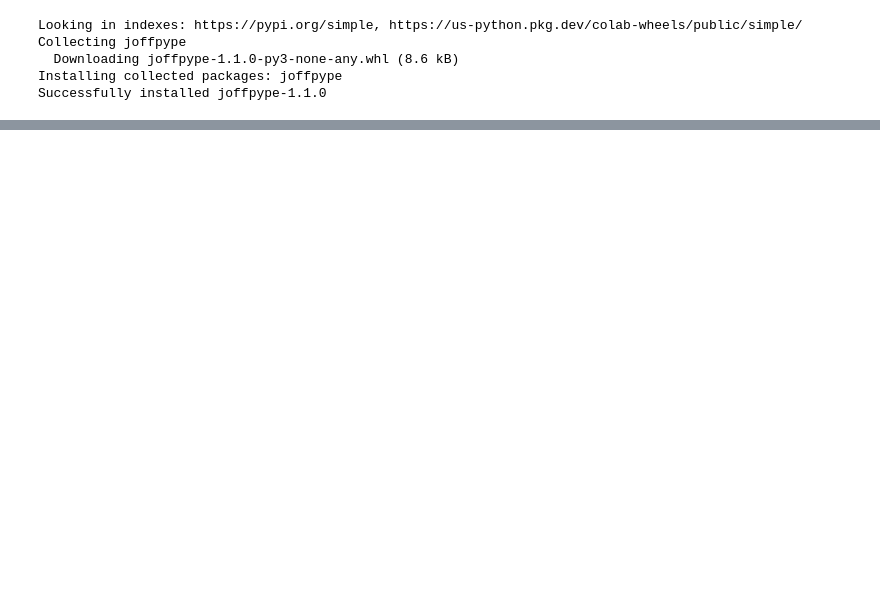
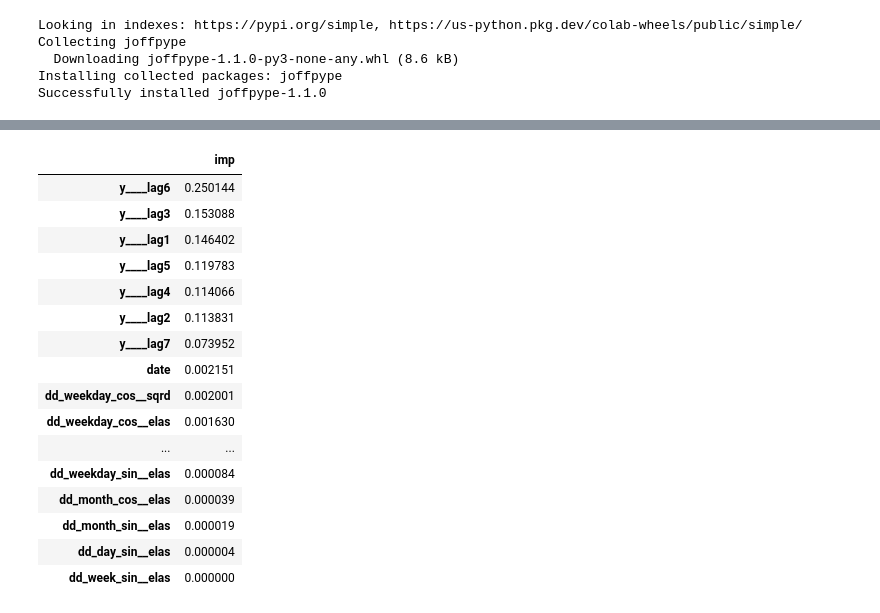
Before and after one commit to jfsalzmann/gasprices, a Jupyter notebook: learning/midterm_fixed_randomforest_sarima.ipynb, the cells around one changed output, grey strips where cells are left out. Cells and saved outputs as stored; diff of their text form; code cells hidden in the pictures; blank space fills up the shorter version.

```diff
--- a/learning/midterm_fixed_randomforest_sarima.ipynb
+++ b/learning/midterm_fixed_randomforest_sarima.ipynb
@@ -130,0 +131,28 @@ R squared: 0.9745927034062224
+# %%
+pipe.named_steps['model'].feature_importances_
+#pipe.pipeline.named_steps['predictor'].get_feature_names()
+
+forest_importances = pd.Series(data=pipe.named_steps['model'].feature_importances_, index=list(X.columns))
+#forest_importances.plot.bar()
+
+impdf = pd.DataFrame(forest_importances)
+impdf.columns = ["imp"]
+impdf.sort_values(by='imp', ascending=False)
+# %% [output]
+|  | imp |
+| y____lag6 | 0.250144 |
+| y____lag3 | 0.153088 |
+| y____lag1 | 0.146402 |
+| y____lag5 | 0.119783 |
+| y____lag4 | 0.114066 |
+| y____lag2 | 0.113831 |
+| y____lag7 | 0.073952 |
+| date | 0.002151 |
+| dd_weekday_cos__sqrd | 0.002001 |
+| dd_weekday_cos__elas | 0.001630 |
+| ... | ... |
+| dd_weekday_sin__elas | 0.000084 |
+| dd_month_cos__elas | 0.000039 |
+| dd_month_sin__elas | 0.000019 |
+| dd_day_sin__elas | 0.000004 |
+| dd_week_sin__elas | 0.000000 |
```
Also changed, not shown: parts of 8 cells of this notebook.
